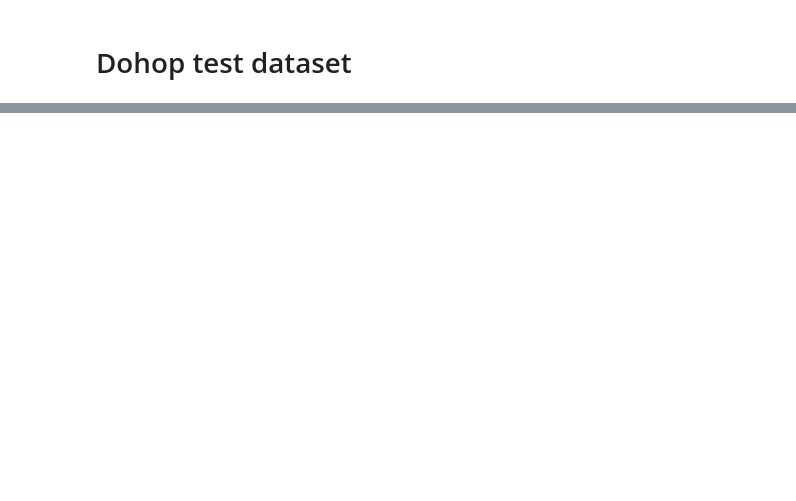
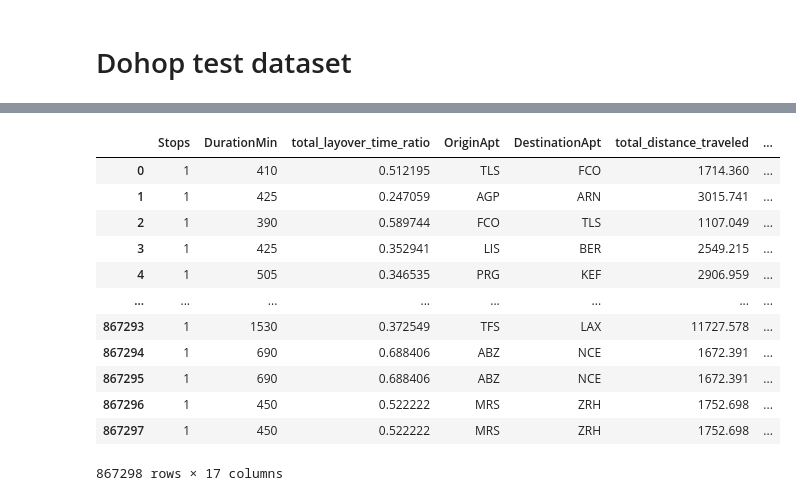
Before and after one commit to LaGenace/OptiFlyAi, a Jupyter notebook: Notebooks/ant_december_model.ipynb, the cells around one changed output, grey strips where cells are left out. Drawn from its saved outputs; the diff is of its cells as text; code cells hidden in the pictures; blank space fills up the shorter version.

```diff
--- a/Notebooks/ant_december_model.ipynb
+++ b/Notebooks/ant_december_model.ipynb
@@ -296,4 +363,4 @@ col_rename_dict = {'origin': 'OriginApt', 'destination':'DestinationApt', 'days_
                    'seg_0':'Seg_0_OperatingCarrierIATA', 'seg_1':'Seg_1_OperatingCarrierIATA', 'seg_2':'Seg_2_OperatingCarrierIATA', 'seg_3':'Seg_3_OperatingCarrierIATA'}
 # %%
 dohop_data.drop(columns=['flights', 'connection_airport', 'pax',
-                         'bookings', 'total_price', 'predictions'], inplace=True)
+                         'bookings', 'booked_fare', 'total_flight_time'], inplace=True)
@@ -384,3 +393,6 @@ update_col_names = dohop_data.rename(columns=col_rename_dict)
 update_col_names["Seg_2_OperatingCarrierIATA"] = np.nan
 update_col_names["Seg_3_OperatingCarrierIATA"] = np.nan
 update_col_names["Stops"] = 1
+update_col_names["SelfTransfer"] = 1
+# %%
+update_col_names['extra_travel_distance_ratio'] = update_col_names['total_distance_traveled'] / update_col_names['TravelDistanceKm']
@@ -386,0 +409,27 @@ update_col_names["Stops"] = 1
+# %%
+columns_v2 = ['Stops','DurationMin', 'total_layover_time_ratio', 'OriginApt', 'DestinationApt',
+            'total_distance_traveled','extra_travel_distance_ratio', 'TravelHorizonDays', 'dayofweek',
+            'Seg_0_OperatingCarrierIATA', 'Seg_1_OperatingCarrierIATA', 'Seg_2_OperatingCarrierIATA', 'Seg_3_OperatingCarrierIATA',
+            'TravelDistanceKm', 'PricePerPax', 'SelfTransfer', "total_layover_time"]
+
+box_cox_columns = ['DurationMin', 'TravelDistanceKm','extra_travel_distance_ratio', 'PricePerPax']
+
+yeo_johnson_columns = ['total_layover_time_ratio']
+
+min_max_scaling = ['TravelHorizonDays','Stops']
+# %%
+update_col_names[columns_v2]
+# %% [output]
+|  | Stops | DurationMin | total_layover_time_ratio | OriginApt | DestinationApt | total_distance_traveled | ... |
+| 0 | 1 | 410 | 0.512195 | TLS | FCO | 1714.360 | ... |
+| 1 | 1 | 425 | 0.247059 | AGP | ARN | 3015.741 | ... |
+| 2 | 1 | 390 | 0.589744 | FCO | TLS | 1107.049 | ... |
+| 3 | 1 | 425 | 0.352941 | LIS | BER | 2549.215 | ... |
+| 4 | 1 | 505 | 0.346535 | PRG | KEF | 2906.959 | ... |
+| ... | ... | ... | ... | ... | ... | ... | ... |
+| 867293 | 1 | 1530 | 0.372549 | TFS | LAX | 11727.578 | ... |
+| 867294 | 1 | 690 | 0.688406 | ABZ | NCE | 1672.391 | ... |
+| 867295 | 1 | 690 | 0.688406 | ABZ | NCE | 1672.391 | ... |
+| 867296 | 1 | 450 | 0.522222 | MRS | ZRH | 1752.698 | ... |
+| 867297 | 1 | 450 | 0.522222 | MRS | ZRH | 1752.698 | ... |
+867298 rows × 17 columns
```
Also changed, not shown: parts of 47 cells of this notebook.
